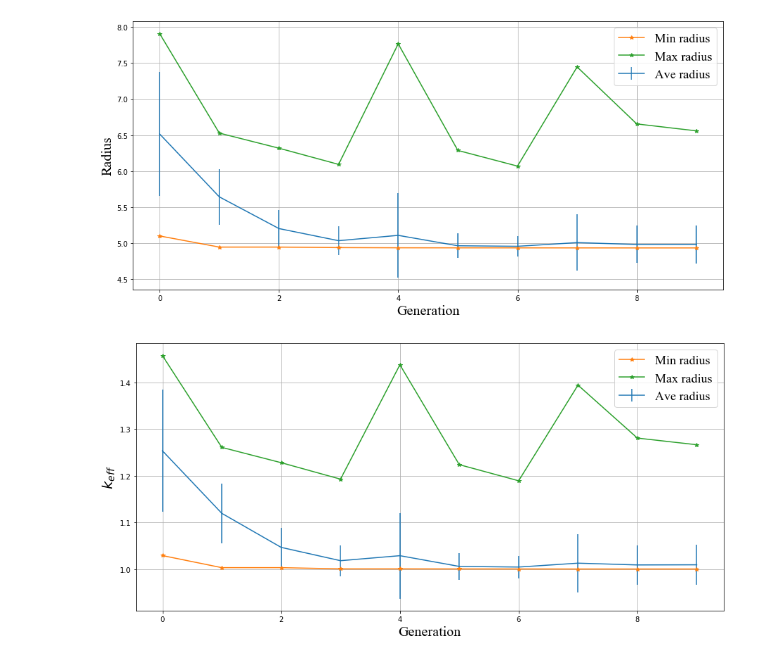
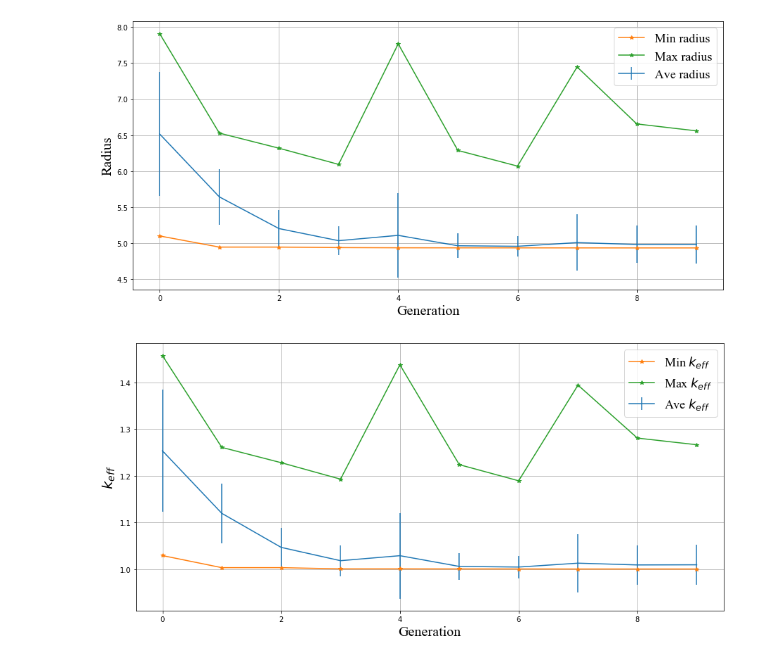
Before and after one commit to gwenchee/rollo, a Jupyter notebook: examples/critical-sphere/critical_sphere_results_analysis.ipynb, the cells around one changed output. Drawn from its saved outputs; the diff is of its cells as text; code cells hidden in the pictures.

```diff
--- a/examples/critical-sphere/critical_sphere_results_analysis.ipynb
+++ b/examples/critical-sphere/critical_sphere_results_analysis.ipynb
@@ -44,21 +44,21 @@ fig.savefig('radius-convergence.png',bbox_inches='tight', dpi=300)
 # %%
 # Keff plot
 logbook = cp["logbook"]
 gen = logbook.select("gen")
 keff_avg = get_ind_list(logbook.chapters["oup"].select("avg"), 1)
 keff_std = get_ind_list(logbook.chapters["oup"].select("std"), 1)
 keff_min = get_ind_list(logbook.chapters["oup"].select("min"), 1)
 keff_max = get_ind_list(logbook.chapters["oup"].select("max"), 1)
 fig, ax = plt.subplots(figsize=(15,7))
-ax.errorbar(gen, keff_avg, yerr=keff_std, label="Ave radius")
-ax.plot(gen, keff_min, "*-", label="Min radius")
-ax.plot(gen, keff_max, "*-", label="Max radius")
+ax.errorbar(gen, keff_avg, yerr=keff_std, label=r"Ave $k_{eff}$")
+ax.plot(gen, keff_min, "*-", label=r"Min $k_{eff}$")
+ax.plot(gen, keff_max, "*-", label=r"Max $k_{eff}$")
 ax.set_xlabel("Generation", fontsize=20, **tfont)
 ax.set_ylabel(r"$k_{eff}$", fontsize=20, **tfont)
 ax.grid()
 handles, labels = ax.get_legend_handles_labels()
 font = font_manager.FontProperties(family='Times New Roman', size=18)
 ax.legend(handles, labels, prop=font)
-fig.savefig('keff-convergence.png',bbox_inches='tight', dpi=300)
+fig.savefig('verification-keff.png',bbox_inches='tight', dpi=300)
 # %% [output]
-[figure, old version]
+[figure, new version]
```
Also changed, not shown: parts of 1 cell of this notebook.
